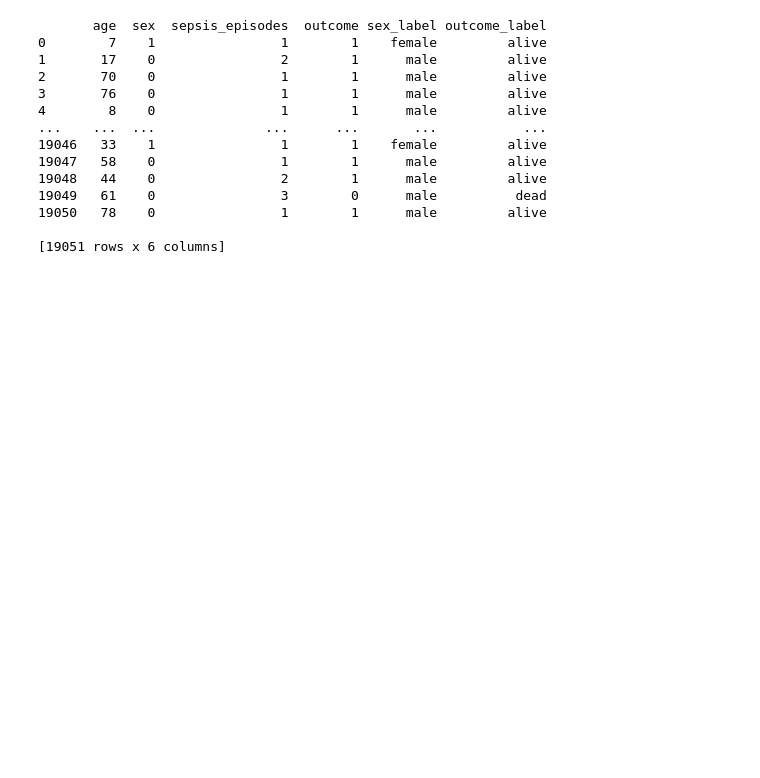
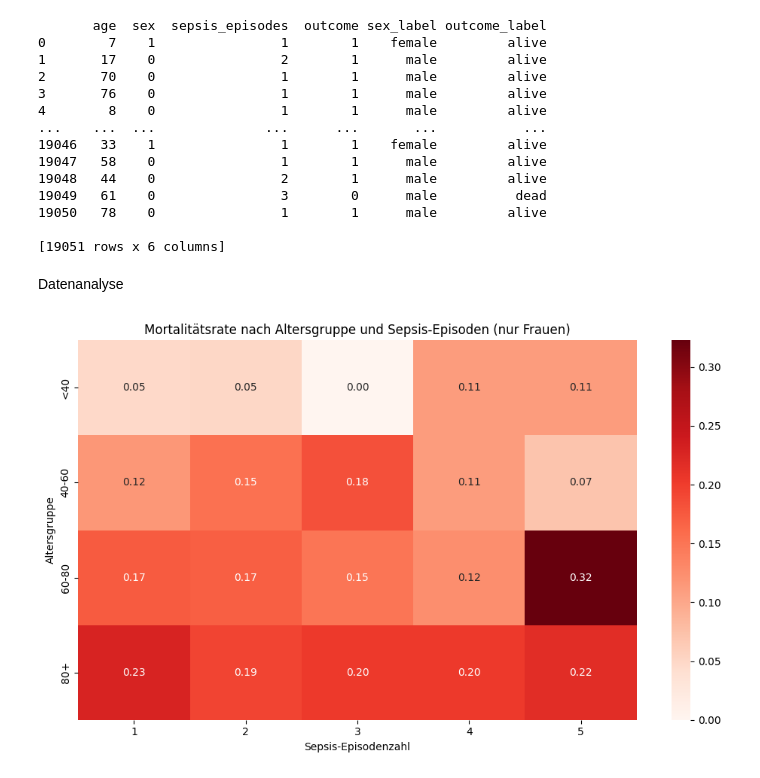
Before and after one commit to lilithUmit/AMLHC-final-exam_Haenisch_Wild, a Jupyter notebook: src/python/sepsis_analyse.ipynb, the cells around one changed output. Drawn from its saved outputs; the diff is of its cells as text; code cells hidden in the pictures; blank space fills up the shorter version.

Commit message:
Datenanalyse, Heatmap

```diff
--- a/src/python/sepsis_analyse.ipynb
+++ b/src/python/sepsis_analyse.ipynb
@@ -127,3 +127,5 @@ print(df_study_clean)
 19050   78    0                1        1      male         alive
 
 [19051 rows x 6 columns]
+# %% [markdown]
+Datenanalyse
@@ -129,0 +136,30 @@ print(df_study_clean)
+# %%
+# Definieren der Altersgruppen
+df_study_clean['age_group'] = pd.cut(
+    df_study_clean['age'],
+    bins=[0, 40, 60, 80, 120],
+    labels=['<40', '40-60', '60-80', '80+']
+)
+# %%
+# Gruppenweises Berechnen der Mortalitätsrate
+grouped = df_study_clean.groupby(
+    ['age_group', 'sex_label', 'sepsis_episodes']
+)['outcome'].agg(['count', 'mean']).reset_index()
+
+grouped.rename(columns={'mean': 'survival_rate'}, inplace=True)
+grouped['mortality_rate'] = 1 - grouped['survival_rate']
+# %%
+# Heatmap für Frauen
+heatmap_data = grouped[
+    grouped['sex_label'] == 'female'
+].pivot(index='age_group', columns='sepsis_episodes', values='mortality_rate')
+
+plt.figure(figsize=(10, 6))
+sns.heatmap(heatmap_data, annot=True, cmap="Reds", fmt=".2f")
+plt.title('Mortalitätsrate nach Altersgruppe und Sepsis-Episoden (nur Frauen)')
+plt.xlabel('Sepsis-Episodenzahl')
+plt.ylabel('Altersgruppe')
+plt.tight_layout()
+plt.show()
+# %% [output]
+[figure, added]
```
Also changed, not shown: parts of 2 cells of this notebook.
